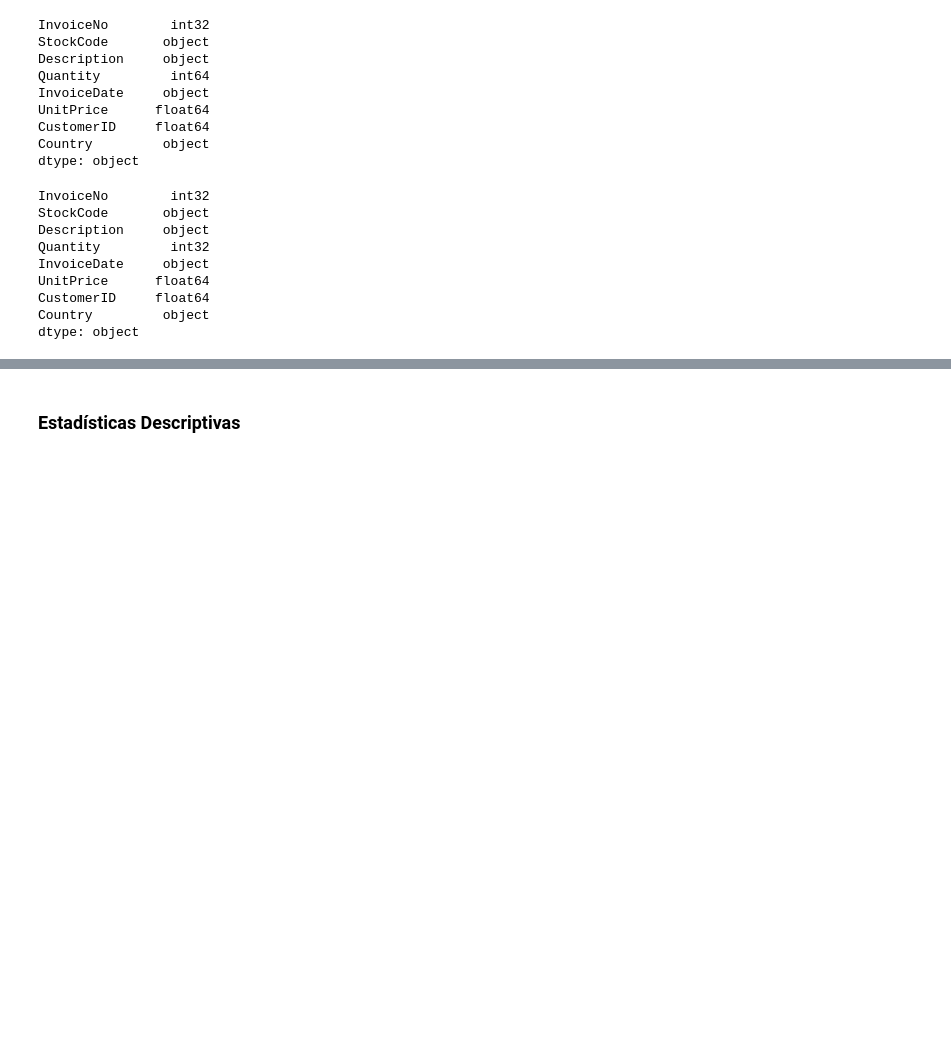
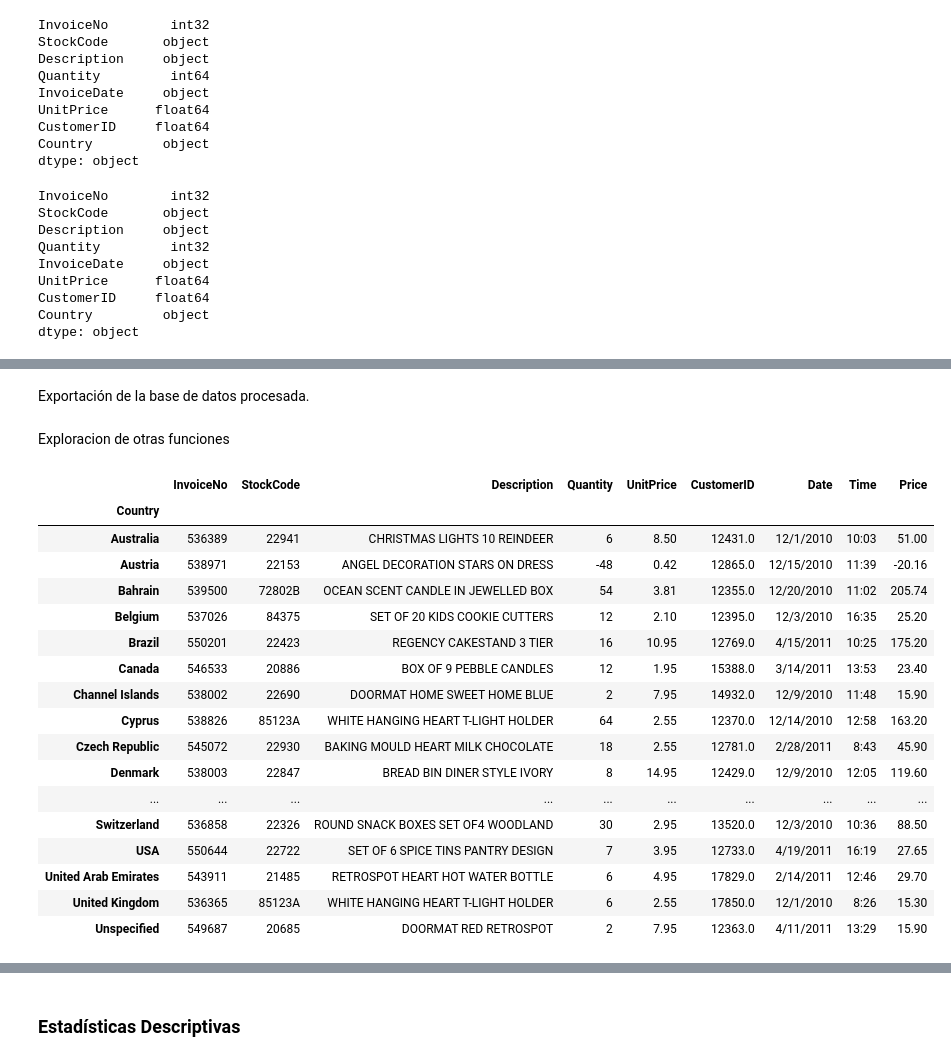
Before and after one commit to HuGod-codes/torricos-hugo, a Jupyter notebook: Actividad1/actividad1.ipynb, the cells around one changed output, grey strips where cells are left out. Cells and saved outputs as stored; diff of their text form; code cells hidden in the pictures; blank space fills up the shorter version.

```diff
--- a/Actividad1/actividad1.ipynb
+++ b/Actividad1/actividad1.ipynb
@@ -114,2 +135,4 @@ df
+# %% [markdown]
+Exportación de la base de datos procesada.
 # %%
 df2.to_csv('new_ecommerce_data.csv', index=False)
@@ -117,0 +139,24 @@ df2.to_csv('new_ecommerce_data.csv', index=False)
+# %% [markdown]
+Exploracion de otras funciones
+# %%
+gBy = df2.groupby('Country')
+gBy.first()
+# %% [output]
+|  | InvoiceNo | StockCode | Description | Quantity | UnitPrice | CustomerID | Date | Time | Price |
+| Country |  |  |  |  |  |  |  |  |  |
+| Australia | 536389 | 22941 | CHRISTMAS LIGHTS 10 REINDEER | 6 | 8.50 | 12431.0 | 12/1/2010 | 10:03 | 51.00 |
+| Austria | 538971 | 22153 | ANGEL DECORATION STARS ON DRESS | -48 | 0.42 | 12865.0 | 12/15/2010 | 11:39 | -20.16 |
+| Bahrain | 539500 | 72802B | OCEAN SCENT CANDLE IN JEWELLED BOX | 54 | 3.81 | 12355.0 | 12/20/2010 | 11:02 | 205.74 |
+| Belgium | 537026 | 84375 | SET OF 20 KIDS COOKIE CUTTERS | 12 | 2.10 | 12395.0 | 12/3/2010 | 16:35 | 25.20 |
+| Brazil | 550201 | 22423 | REGENCY CAKESTAND 3 TIER | 16 | 10.95 | 12769.0 | 4/15/2011 | 10:25 | 175.20 |
+| Canada | 546533 | 20886 | BOX OF 9 PEBBLE CANDLES | 12 | 1.95 | 15388.0 | 3/14/2011 | 13:53 | 23.40 |
+| Channel Islands | 538002 | 22690 | DOORMAT HOME SWEET HOME BLUE | 2 | 7.95 | 14932.0 | 12/9/2010 | 11:48 | 15.90 |
+| Cyprus | 538826 | 85123A | WHITE HANGING HEART T-LIGHT HOLDER | 64 | 2.55 | 12370.0 | 12/14/2010 | 12:58 | 163.20 |
+| Czech Republic | 545072 | 22930 | BAKING MOULD HEART MILK CHOCOLATE | 18 | 2.55 | 12781.0 | 2/28/2011 | 8:43 | 45.90 |
+| Denmark | 538003 | 22847 | BREAD BIN DINER STYLE IVORY | 8 | 14.95 | 12429.0 | 12/9/2010 | 12:05 | 119.60 |
+| ... | ... | ... | ... | ... | ... | ... | ... | ... | ... |
+| Switzerland | 536858 | 22326 | ROUND SNACK BOXES SET OF4 WOODLAND | 30 | 2.95 | 13520.0 | 12/3/2010 | 10:36 | 88.50 |
+| USA | 550644 | 22722 | SET OF 6 SPICE TINS PANTRY DESIGN | 7 | 3.95 | 12733.0 | 4/19/2011 | 16:19 | 27.65 |
+| United Arab Emirates | 543911 | 21485 | RETROSPOT HEART HOT WATER BOTTLE | 6 | 4.95 | 17829.0 | 2/14/2011 | 12:46 | 29.70 |
+| United Kingdom | 536365 | 85123A | WHITE HANGING HEART T-LIGHT HOLDER | 6 | 2.55 | 17850.0 | 12/1/2010 | 8:26 | 15.30 |
+| Unspecified | 549687 | 20685 | DOORMAT RED RETROSPOT | 2 | 7.95 | 12363.0 | 4/11/2011 | 13:29 | 15.90 |
```
Also changed, not shown: parts of 26 cells of this notebook, 6 other files.
